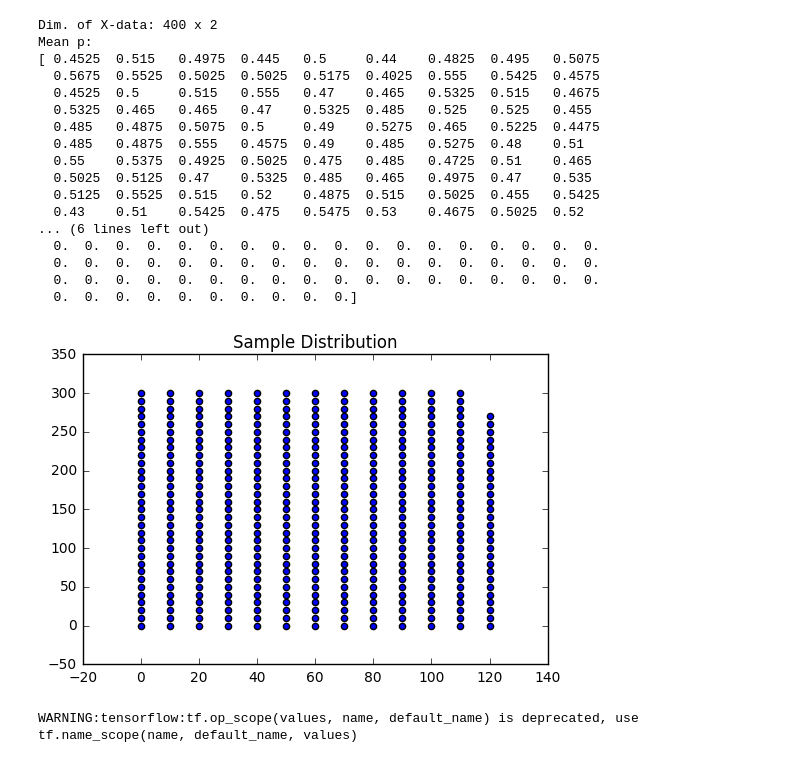
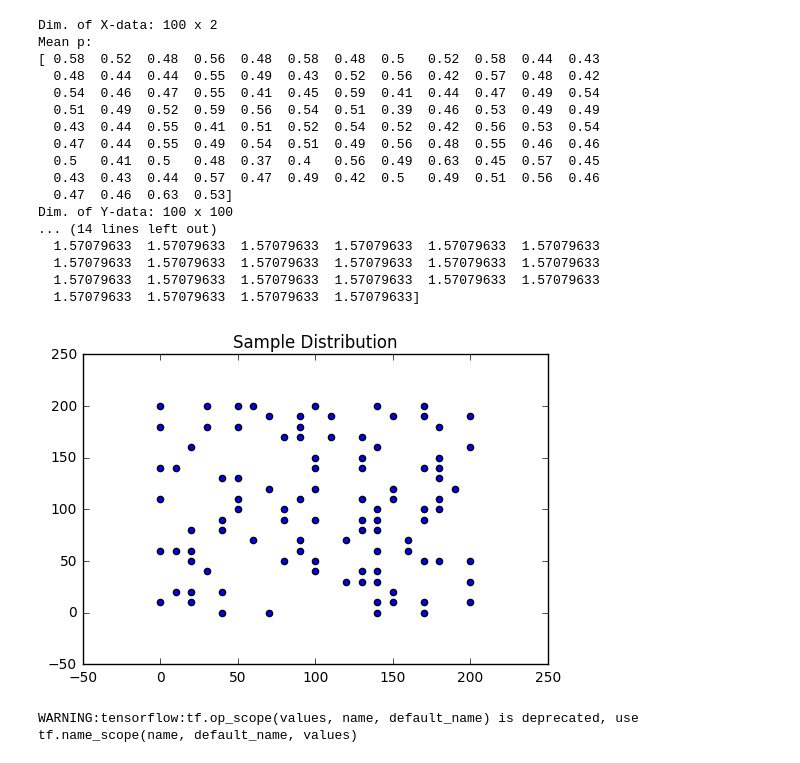
Before and after one commit to hringbauer/BarrierInferPublic, a Jupyter notebook: Laplace.ipynb, the cells around one changed output. Cells and saved outputs as stored; diff of their text form; code cells hidden in the pictures.

```diff
--- a/Laplace.ipynb
+++ b/Laplace.ipynb
@@ -9,12 +10,18 @@ from tensorflow.python.ops import gen_nn_ops
 # %%
-nr_inds=400  # Nr. of Individuals to Check
-X_data = np.loadtxt('./coordinates1.csv', delimiter='$').astype('float64')[:nr_inds,:] # Only load first nr_inds entries
-#X_data /= np.max(X_data)    # Divide by the maximum WHY??
-Y_data = np.loadtxt('./data_genotypes1.csv', delimiter='$').astype('float64')[:nr_inds,:]
+nr_inds=100  # Nr. of Individuals to Check
+
+X_data = np.loadtxt('./coordinates7.csv', delimiter='$').astype('float64') # Load the complete X-Data
+Y_data = np.loadtxt('./data_genotypes7.csv', delimiter='$').astype('float64') # Load the complete Y-Data
+#print(len(X_data))
+inds=range(len(X_data))
+shuffle(inds)  # Random permutation of the indices. If not shuffle - comment out
+inds=inds[:nr_inds]  # Only load first nr_inds
 
 
+# Only load first nr_inds entries
+X_data=X_data[inds,:]
+Y_data=Y_data[inds,:]
 
-#print(mean_f)
 
 #./data_genotypes5.csv has mean p=0.2
 
@@ -24,51 +31,52 @@ N = X_data.shape[0]
 k = X_data.shape[1]
 print("Dim. of X-data: %i x %i" % (N,k))
 M1 = Y_data.shape[0]
 nr_loci = Y_data.shape[1]
 
 
-p_mean=np.mean(Y_data, axis=0) # Empirical average for every loci
+p_mean = np.mean(Y_data, axis=0) # Empirical average for every loci
 #p_mean=np.mean(Y_data)
 print("Mean p: ")
 print(p_mean)
 
 # Change this for coordinates5.csv  (If mean is known)
-#f_mean = np.loadtxt('./mean_f6.csv', delimiter='$').astype('float64')   # Empirical f_mean
+#f_mean = np.loadtxt('./mean_f6.csv', delimiter='$').astype('float64')[inds]   # Empirical f_mean
 #f_mean = np.log(p_mean) - np.log(1 - p_mean) # Does a Logit Transform
 #f_mean=np.log(0.2)-np.log(1.0-0.2)   # If known
 
 #print(len(f_mean))
 #print(len(f_mean))
-Y_data[Y_data < 0.5] = -1.0
+Y_data[Y_data < 0.5] = -1.0  # For the logit Link function
 print("Dim. of Y-data: %i x %i" % (M1, nr_loci))
 
 #mean_paramss = np.array([f_mean for _ in range(nr_loci)]) # Initial Parameter for the mean-parameters
-mean_paramss = np.array([0.0 for _ in range(nr_loci)])  # Set everything to 0
+#mean_paramss = np.array([0.0 for _ in range(nr_loci)])  # Set everything to 0
+mean_paramss = np.array([np.pi/2.0 for _ in range(nr_loci)])  # Set everything to 0.5. For ArcSin Model
 #mean_paramss = np.array(f_mean)
 print("Assumed f-mean:")
 print(mean_paramss)
 
 # Plot the data
 pylab.figure()
 pylab.title("Sample Distribution")
 pylab.scatter(X_data[:,0], X_data[:,1])
 pylab.show()
 # %% [output]
-Dim. of X-data: 400 x 2
+Dim. of X-data: 100 x 2
 Mean p:
-[ 0.4525  0.515   0.4975  0.445   0.5     0.44    0.4825  0.495   0.5075
-  0.5675  0.5525  0.5025  0.5025  0.5175  0.4025  0.555   0.5425  0.4575
-  0.4525  0.5     0.515   0.555   0.47    0.465   0.5325  0.515   0.4675
-  0.5325  0.465   0.465   0.47    0.5325  0.485   0.525   0.525   0.455
-  0.485   0.4875  0.5075  0.5     0.49    0.5275  0.465   0.5225  0.4475
-  0.485   0.4875  0.555   0.4575  0.49    0.485   0.5275  0.48    0.51
-  0.55    0.5375  0.4925  0.5025  0.475   0.485   0.4725  0.51    0.465
-  0.5025  0.5125  0.47    0.5325  0.485   0.465   0.4975  0.47    0.535
-  0.5125  0.5525  0.515   0.52    0.4875  0.515   0.5025  0.455   0.5425
-  0.43    0.51    0.5425  0.475   0.5475  0.53    0.4675  0.5025  0.52
-... (6 lines left out)
-  0.  0.  0.  0.  0.  0.  0.  0.  0.  0.  0.  0.  0.  0.  0.  0.  0.  0.
-  0.  0.  0.  0.  0.  0.  0.  0.  0.  0.  0.  0.  0.  0.  0.  0.  0.  0.
-  0.  0.  0.  0.  0.  0.  0.  0.  0.  0.  0.  0.  0.  0.  0.  0.  0.  0.
-  0.  0.  0.  0.  0.  0.  0.  0.  0.  0.]
+[ 0.58  0.52  0.48  0.56  0.48  0.58  0.48  0.5   0.52  0.58  0.44  0.43
+  0.48  0.44  0.44  0.55  0.49  0.43  0.52  0.56  0.42  0.57  0.48  0.42
+  0.54  0.46  0.47  0.55  0.41  0.45  0.59  0.41  0.44  0.47  0.49  0.54
+  0.51  0.49  0.52  0.59  0.56  0.54  0.51  0.39  0.46  0.53  0.49  0.49
+  0.43  0.44  0.55  0.41  0.51  0.52  0.54  0.52  0.42  0.56  0.53  0.54
+  0.47  0.44  0.55  0.49  0.54  0.51  0.49  0.56  0.48  0.55  0.46  0.46
+  0.5   0.41  0.5   0.48  0.37  0.4   0.56  0.49  0.63  0.45  0.57  0.45
+  0.43  0.43  0.44  0.57  0.47  0.49  0.42  0.5   0.49  0.51  0.56  0.46
+  0.47  0.46  0.63  0.53]
+Dim. of Y-data: 100 x 100
+... (14 lines left out)
+  1.57079633  1.57079633  1.57079633  1.57079633  1.57079633  1.57079633
+  1.57079633  1.57079633  1.57079633  1.57079633  1.57079633  1.57079633
+  1.57079633  1.57079633  1.57079633  1.57079633  1.57079633  1.57079633
+  1.57079633  1.57079633  1.57079633  1.57079633]
-[figure, old version]
+[figure, new version]
```
Also changed, not shown: parts of 19 cells of this notebook, 3 other files.
